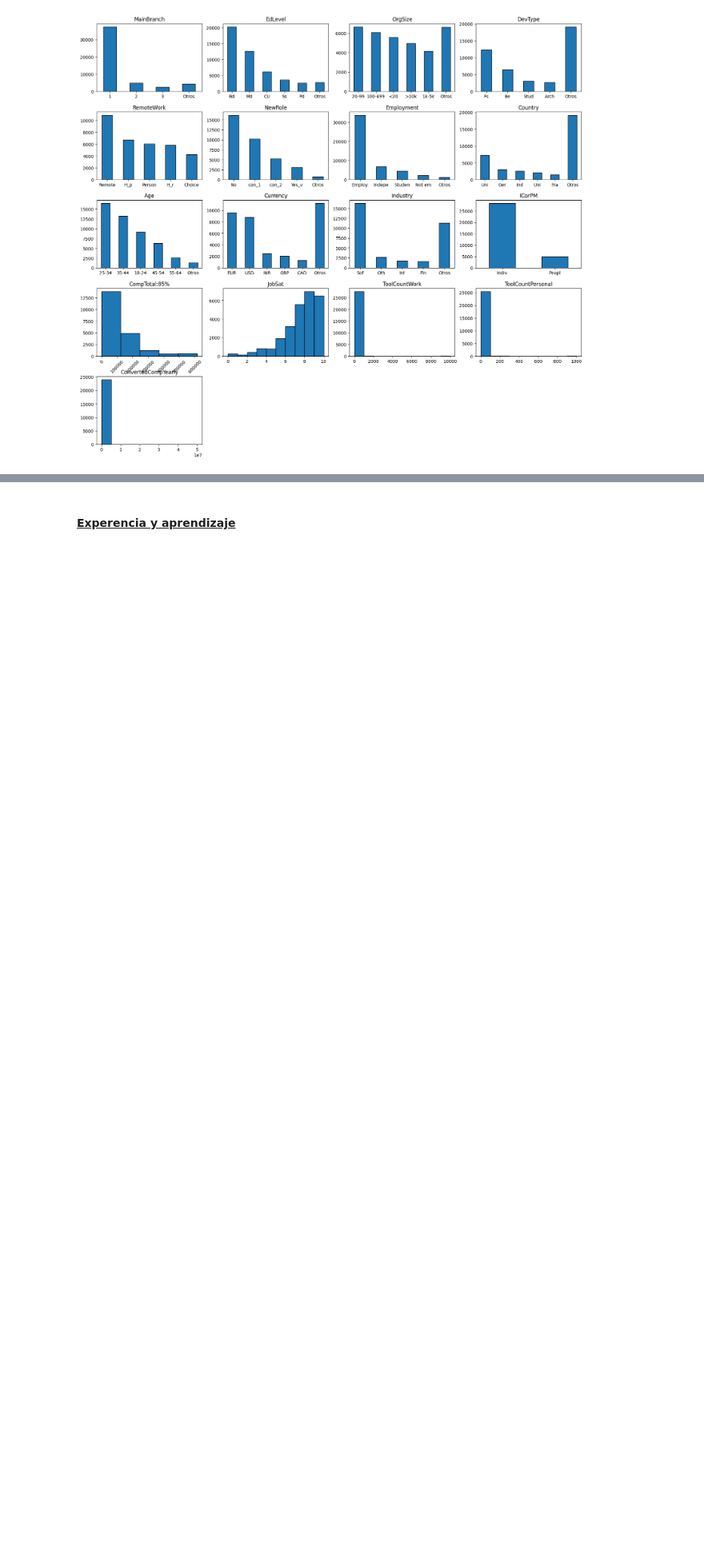
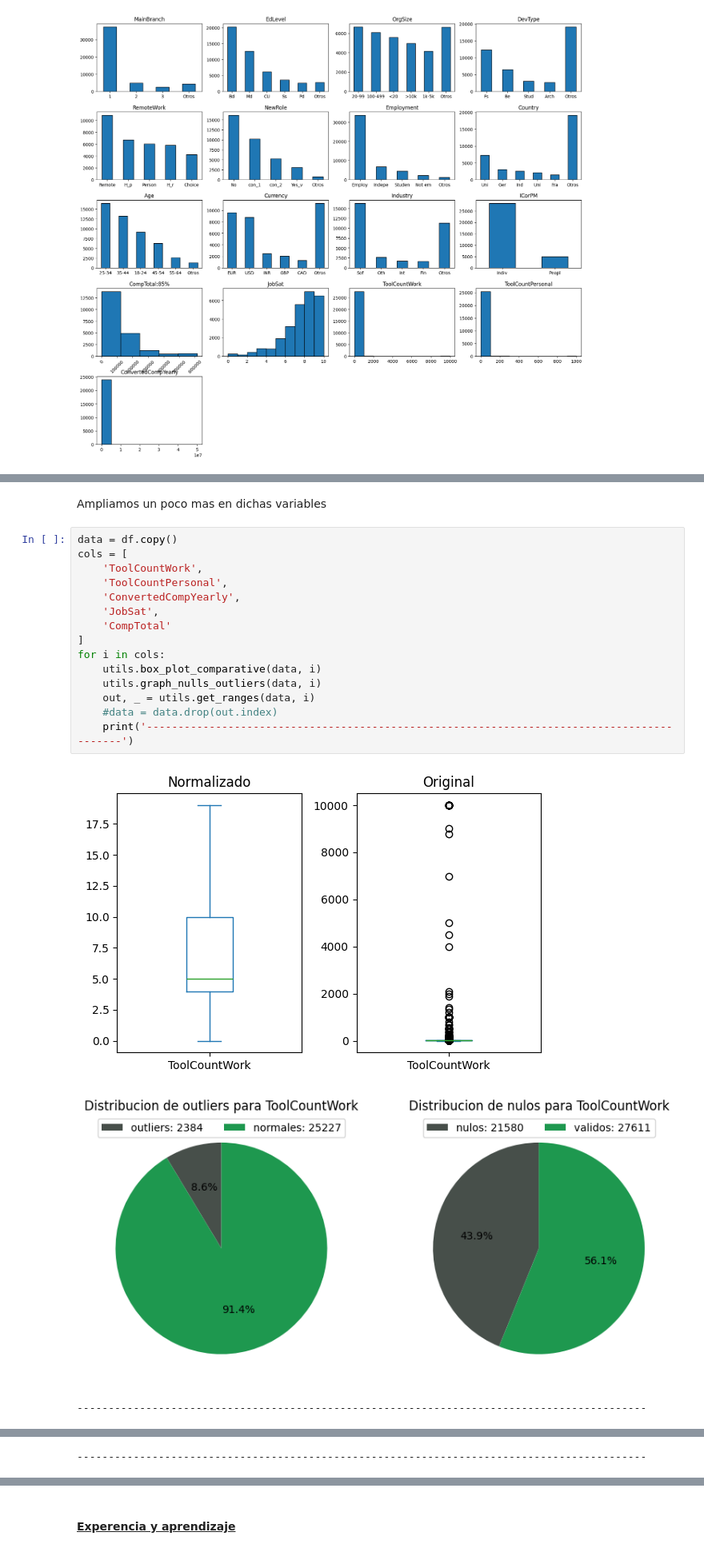
Before and after one commit to gonbenini/ciencia-datos-tpe, a Jupyter notebook: entregable.ipynb, the cells around one changed output, grey strips where cells are left out. Shown at 80% size. Cells and saved outputs as stored; diff of their text form; blank space fills up the shorter version.

```diff
--- a/entregable.ipynb
+++ b/entregable.ipynb
@@ -110,0 +115,21 @@ dash1.show()
+# %% [markdown]
+Ampliamos un poco mas en dichas variables
+# %%
+data = df.copy()
+cols = [
+    'ToolCountWork',
+    'ToolCountPersonal',
+    'ConvertedCompYearly',
+    'JobSat',
+    'CompTotal'
+]
+for i in cols:
+    utils.box_plot_comparative(data, i)
+    utils.graph_nulls_outliers(data, i)
+    out, _ = utils.get_ranges(data, i)
+    #data = data.drop(out.index)
+    print('-------------------------------------------------------------------------------------------')
+# %% [output]
+[figure, added]
+[figure, added]
+-------------------------------------------------------------------------------------------
@@ -110,0 +138 @@ dash1.show()
+-------------------------------------------------------------------------------------------
```
Also changed, not shown: parts of 27 cells of this notebook.
